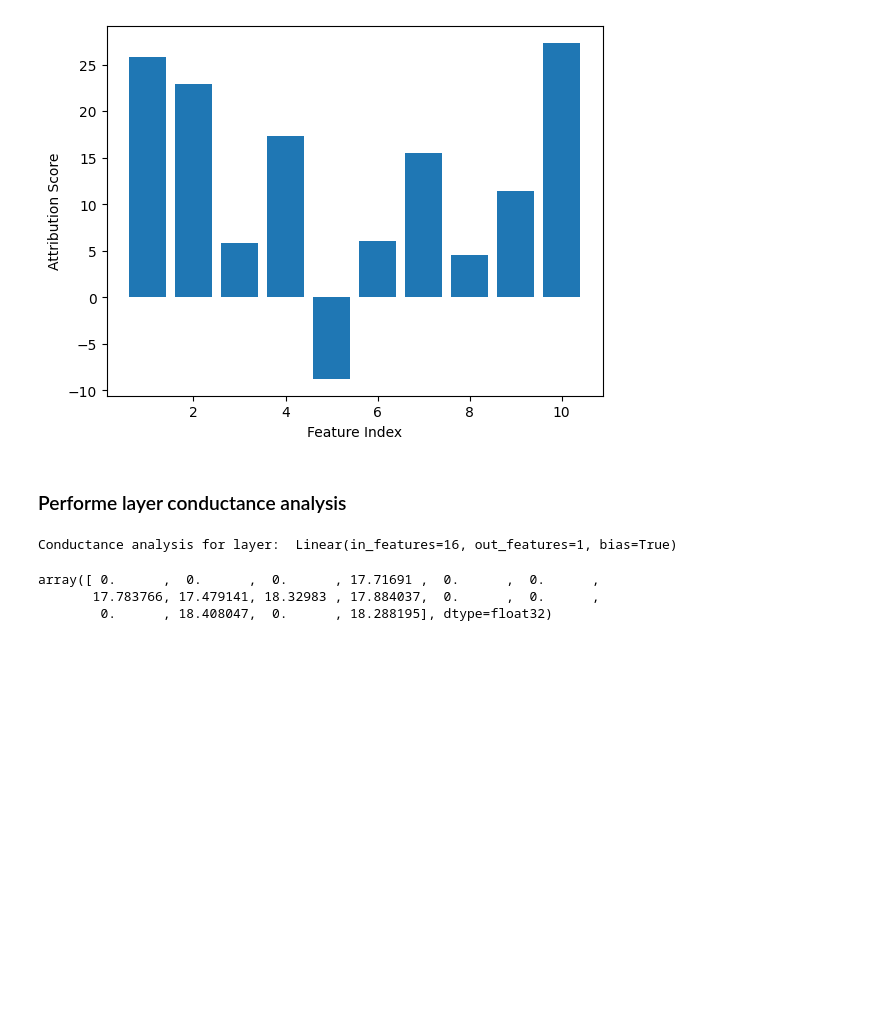
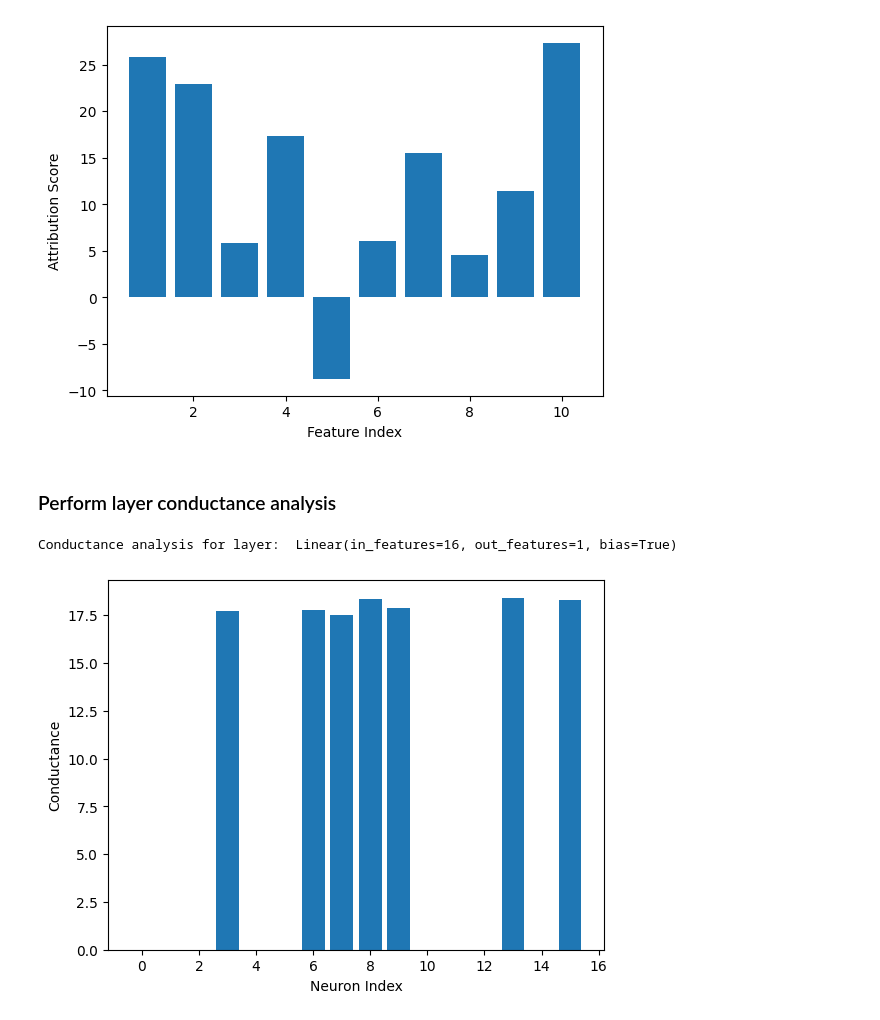
Before and after one commit to sequential-parameter-optimization/spotXAI, a Jupyter notebook: Notebooks/demo.ipynb, the cells around one changed output. Saved outputs shown, nothing was run; the diff lists cells and outputs as text; code cells hidden in the pictures; blank space fills up the shorter version.

Commit message:
demo layer conductance

```diff
--- a/Notebooks/demo.ipynb
+++ b/Notebooks/demo.ipynb
@@ -141,11 +141,15 @@ plt.show()
 # %% [output]
 [figure]
 # %% [markdown]
-### Performe layer conductance analysis
+### Perform layer conductance analysis
 # %%
-analyzer.get_layer_conductance(layer_idx=12)
+lc_val = analyzer.get_layer_conductance(layer_idx=12)
 # %% [output]
 Conductance analysis for layer:  Linear(in_features=16, out_features=1, bias=True)
-array([ 0.      ,  0.      ,  0.      , 17.71691 ,  0.      ,  0.      ,
-       17.783766, 17.479141, 18.32983 , 17.884037,  0.      ,  0.      ,
-        0.      , 18.408047,  0.      , 18.288195], dtype=float32)
+# %%
+plt.bar(range(len(lc_val)),lc_val)
+plt.xlabel("Neuron Index")
+plt.ylabel("Conductance")
+plt.show()
+# %% [output]
+[figure, added]
```
